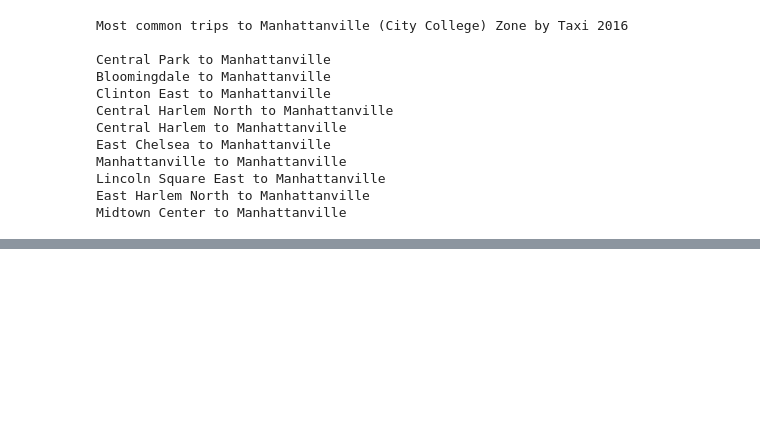
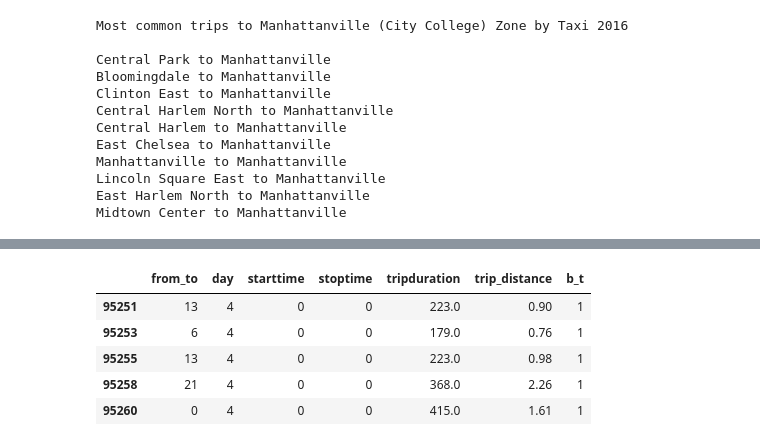
Before and after one commit to dvignoles/nyc-transpo, a Jupyter notebook: nyc_transpo.ipynb, the cells around one changed output, grey strips where cells are left out. Cells and saved outputs as stored; diff of their text form; code cells hidden in the pictures; blank space fills up the shorter version.

```diff
--- a/nyc_transpo.ipynb
+++ b/nyc_transpo.ipynb
@@ -385,0 +505,36 @@ Midtown Center to Manhattanville
+# %%
+# if row does not contain a value from route_set, set from_to to nan
+
+df_t16['from_to'] = df_t16.zone_from_to.apply(set_null, route_set=route_set)
+df_b16['from_to'] = df_b16.zone_from_to.apply(set_null, route_set=route_set)
+# %%
+# drop nans
+
+df_t16.dropna(subset=['from_to'], inplace=True)
+df_b16.dropna(subset=['from_to'], inplace=True)
+# %%
+route_list = list(route_set)
+# %%
+# convert from_to string to integer
+
+df_t16.from_to = df_t16.from_to.apply(lambda x: route_list.index(x))
+df_b16.from_to = df_b16.from_to.apply(lambda x: route_list.index(x))
+# %%
+# remove some columns
+
+df_b16 = df_b16[['from_to', 'day', 'starttime', 'stoptime', 'tripduration', 'trip_distance']]
+df_t16 = df_t16[['from_to', 'day', 'starttime', 'stoptime', 'tripduration', 'trip_distance']]
+
+
+# create new b_t feature: 0 bike, 1 taxi
+df_b16['b_t'] = 0
+df_t16['b_t'] = 1
+
+df_t16.head()
+# %% [output]
+|  | from_to | day | starttime | stoptime | tripduration | trip_distance | b_t |
+| 95251 | 13 | 4 | 0 | 0 | 223.0 | 0.90 | 1 |
+| 95253 | 6 | 4 | 0 | 0 | 179.0 | 0.76 | 1 |
+| 95255 | 13 | 4 | 0 | 0 | 223.0 | 0.98 | 1 |
+| 95258 | 21 | 4 | 0 | 0 | 368.0 | 2.26 | 1 |
+| 95260 | 0 | 4 | 0 | 0 | 415.0 | 1.61 | 1 |
```
Also changed, not shown: parts of 22 cells of this notebook, 1 other file.
